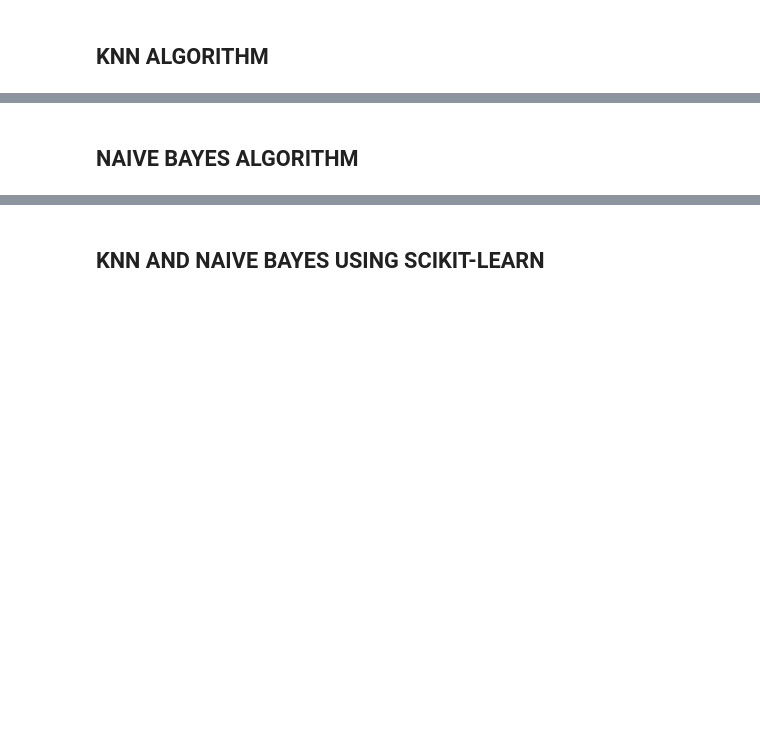
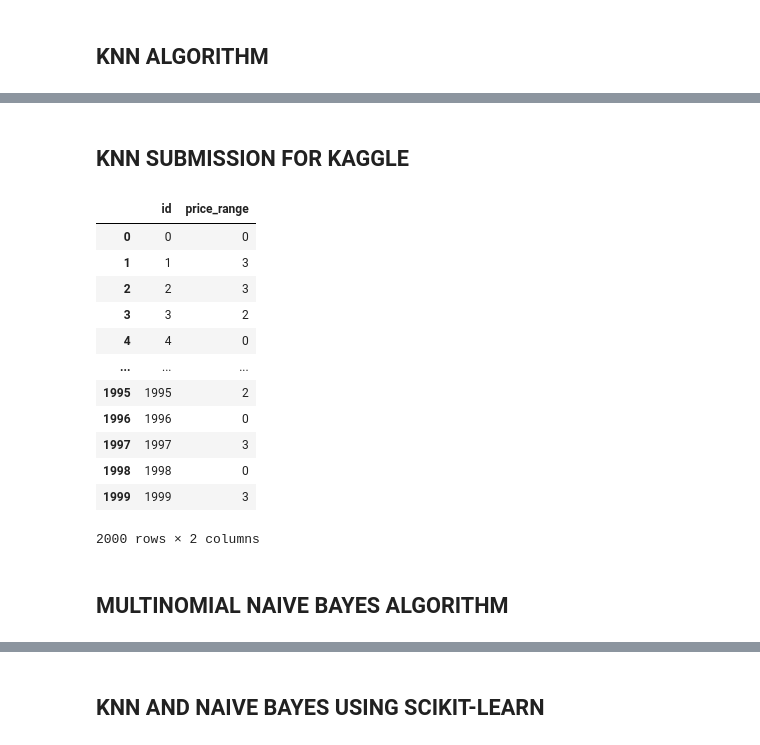
Before and after one commit to kandidagunawan/Tubes2_AI, a Jupyter notebook: deepnote/Kandida_Gunawan’s_Untitled_project/Tubes_2.ipynb, the cells around one changed output, grey strips where cells are left out. Saved outputs shown, nothing was run; the diff lists cells and outputs as text; code cells hidden in the pictures; blank space fills up the shorter version.

```diff
--- a/deepnote/Kandida_Gunawan’s_Untitled_project/Tubes_2.ipynb
+++ b/deepnote/Kandida_Gunawan’s_Untitled_project/Tubes_2.ipynb
@@ -26,4 +26,5 @@ from sklearn.metrics import accuracy_score
 # %%
 data_train = pd.read_csv("Tubes2_AI/data/data_train.csv")
 data_validation = pd.read_csv("Tubes2_AI/data/data_validation.csv")
+data_test= pd.read_csv("Tubes2_AI/data/test.csv")
 # %%
@@ -73,2 +168,31 @@ DeepnoteChart(data_validation, """{"layer":[{"layer":[{"mark":{"clip":true,"type
+# %% [markdown]
+## KNN SUBMISSION FOR KAGGLE
+# %%
+#Submission csv
+k = 20
+data_test_size = 2000
+training_set = data_train.append(data_validation)
+y = training_set['price_range']
+X = training_set.drop('price_range', axis = 1)[:data_test_size]
+X_test = data_test.drop('id', axis = 1)
+y_test= knn(X, y, X_test, k)
+submission = pd.concat([data_test['id'], pd.DataFrame(y_test, columns = ['price_range'])], axis = 1)
+
+submission.to_csv('out1.csv', index = False)
+submission
+# %% [output]
+|  | id | price_range |
+| 0 | 0 | 0 |
+| 1 | 1 | 3 |
+| 2 | 2 | 3 |
+| 3 | 3 | 2 |
+| 4 | 4 | 0 |
+| ... | ... | ... |
+| 1995 | 1995 | 2 |
+| 1996 | 1996 | 0 |
+| 1997 | 1997 | 3 |
+| 1998 | 1998 | 0 |
+| 1999 | 1999 | 3 |
+2000 rows × 2 columns
 # %% [markdown]
-## NAIVE BAYES ALGORITHM
+## MULTINOMIAL NAIVE BAYES ALGORITHM
```
Also changed, not shown: parts of 16 cells of this notebook, 3 other files.
